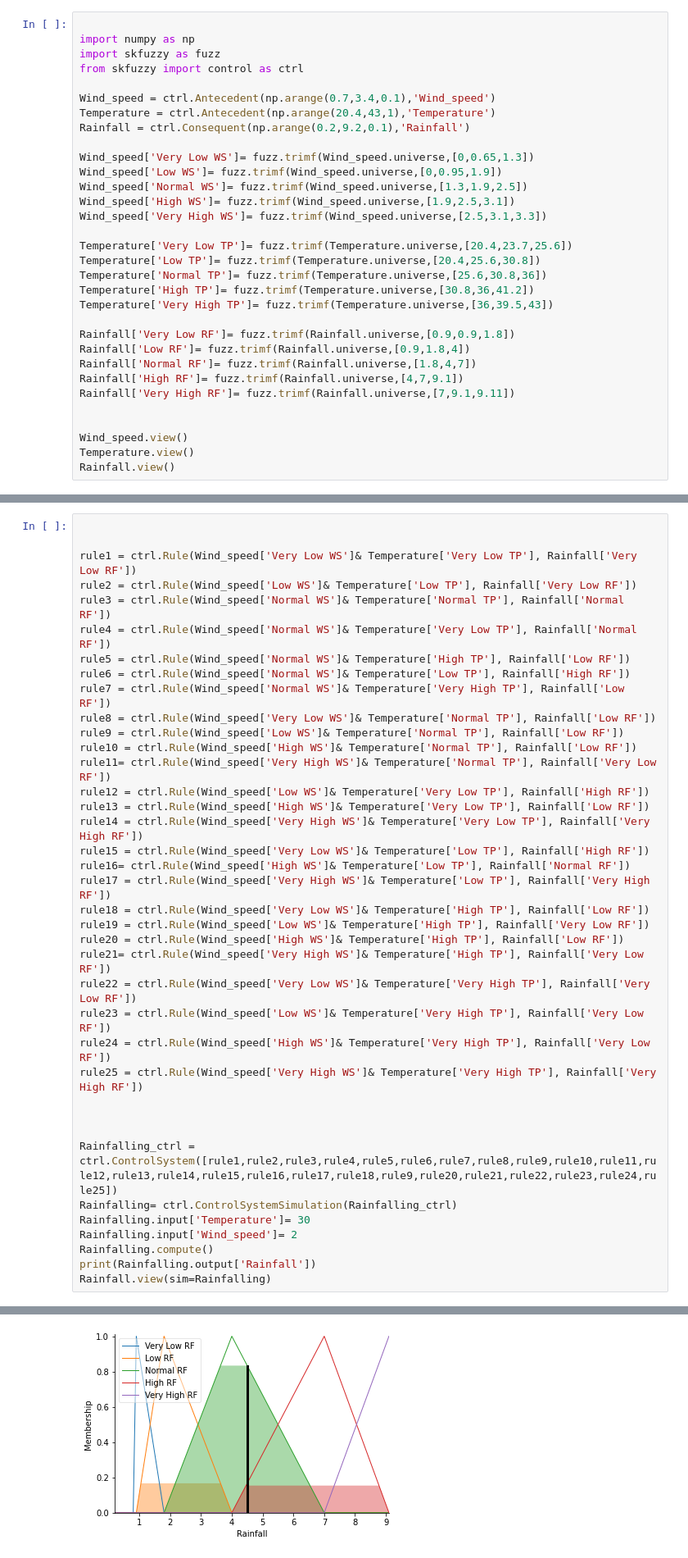
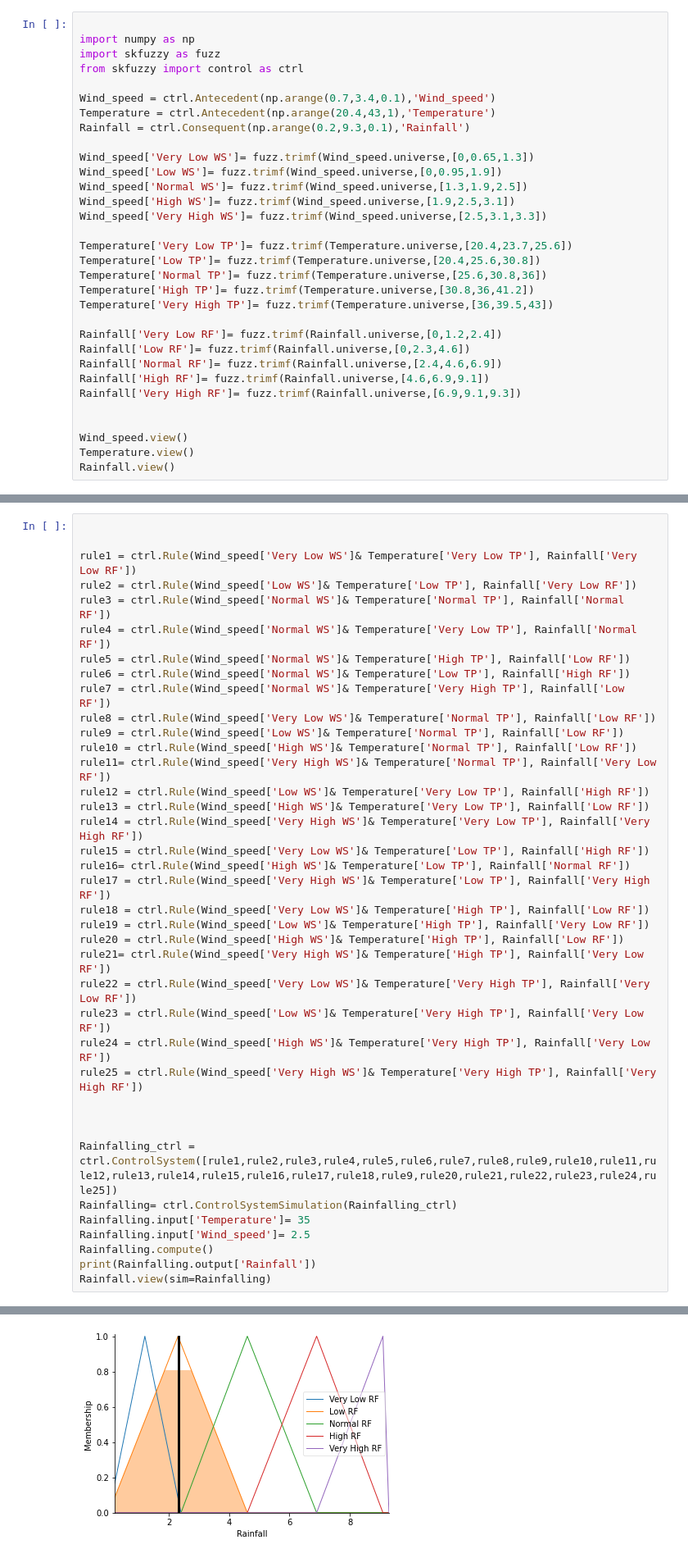
Before and after one commit to cuongcodeF4/Artificial-Intelligence, a Jupyter notebook: Prediction_of_rainfall.ipynb, the cells around one changed output, grey strips where cells are left out. Shown at 82% size. Saved outputs shown, nothing was run; the diff lists cells and outputs as text.

```diff
--- a/Prediction_of_rainfall.ipynb
+++ b/Prediction_of_rainfall.ipynb
@@ -25,7 +25,7 @@ from skfuzzy import control as ctrl
 
 Wind_speed = ctrl.Antecedent(np.arange(0.7,3.4,0.1),'Wind_speed')
 Temperature = ctrl.Antecedent(np.arange(20.4,43,1),'Temperature')
-Rainfall = ctrl.Consequent(np.arange(0.2,9.2,0.1),'Rainfall')
+Rainfall = ctrl.Consequent(np.arange(0.2,9.3,0.1),'Rainfall')
 
 Wind_speed['Very Low WS']= fuzz.trimf(Wind_speed.universe,[0,0.65,1.3])
 Wind_speed['Low WS']= fuzz.trimf(Wind_speed.universe,[0,0.95,1.9])
@@ -39,11 +39,11 @@ Temperature['Normal TP']= fuzz.trimf(Temperature.universe,[25.6,30.8,36])
 Temperature['High TP']= fuzz.trimf(Temperature.universe,[30.8,36,41.2])
 Temperature['Very High TP']= fuzz.trimf(Temperature.universe,[36,39.5,43])
 
-Rainfall['Very Low RF']= fuzz.trimf(Rainfall.universe,[0.9,0.9,1.8])
-Rainfall['Low RF']= fuzz.trimf(Rainfall.universe,[0.9,1.8,4])
-Rainfall['Normal RF']= fuzz.trimf(Rainfall.universe,[1.8,4,7])
-Rainfall['High RF']= fuzz.trimf(Rainfall.universe,[4,7,9.1])
-Rainfall['Very High RF']= fuzz.trimf(Rainfall.universe,[7,9.1,9.11])
+Rainfall['Very Low RF']= fuzz.trimf(Rainfall.universe,[0,1.2,2.4])
+Rainfall['Low RF']= fuzz.trimf(Rainfall.universe,[0,2.3,4.6])
+Rainfall['Normal RF']= fuzz.trimf(Rainfall.universe,[2.4,4.6,6.9])
+Rainfall['High RF']= fuzz.trimf(Rainfall.universe,[4.6,6.9,9.1])
+Rainfall['Very High RF']= fuzz.trimf(Rainfall.universe,[6.9,9.1,9.3])
 
 
 Wind_speed.view()
@@ -86,8 +86,8 @@ rule25 = ctrl.Rule(Wind_speed['Very High WS']& Temperature['Very High TP'], Rain
 
 Rainfalling_ctrl = ctrl.ControlSystem([rule1,rule2,rule3,rule4,rule5,rule6,rule7,rule8,rule9,rule10,rule11,rule12,rule13,rule14,rule15,rule16,rule17,rule18,rule9,rule20,rule21,rule22,rule23,rule24,rule25])
 Rainfalling= ctrl.ControlSystemSimulation(Rainfalling_ctrl)
-Rainfalling.input['Temperature']= 30
-Rainfalling.input['Wind_speed']= 2
+Rainfalling.input['Temperature']= 35
+Rainfalling.input['Wind_speed']= 2.5
 Rainfalling.compute()
 print(Rainfalling.output['Rainfall'])
 Rainfall.view(sim=Rainfalling)
@@ -96 +96 @@ Rainfall.view(sim=Rainfalling)
-[figure, old version]
+[figure, new version]
```
Also changed, not shown: parts of 2 cells of this notebook.
